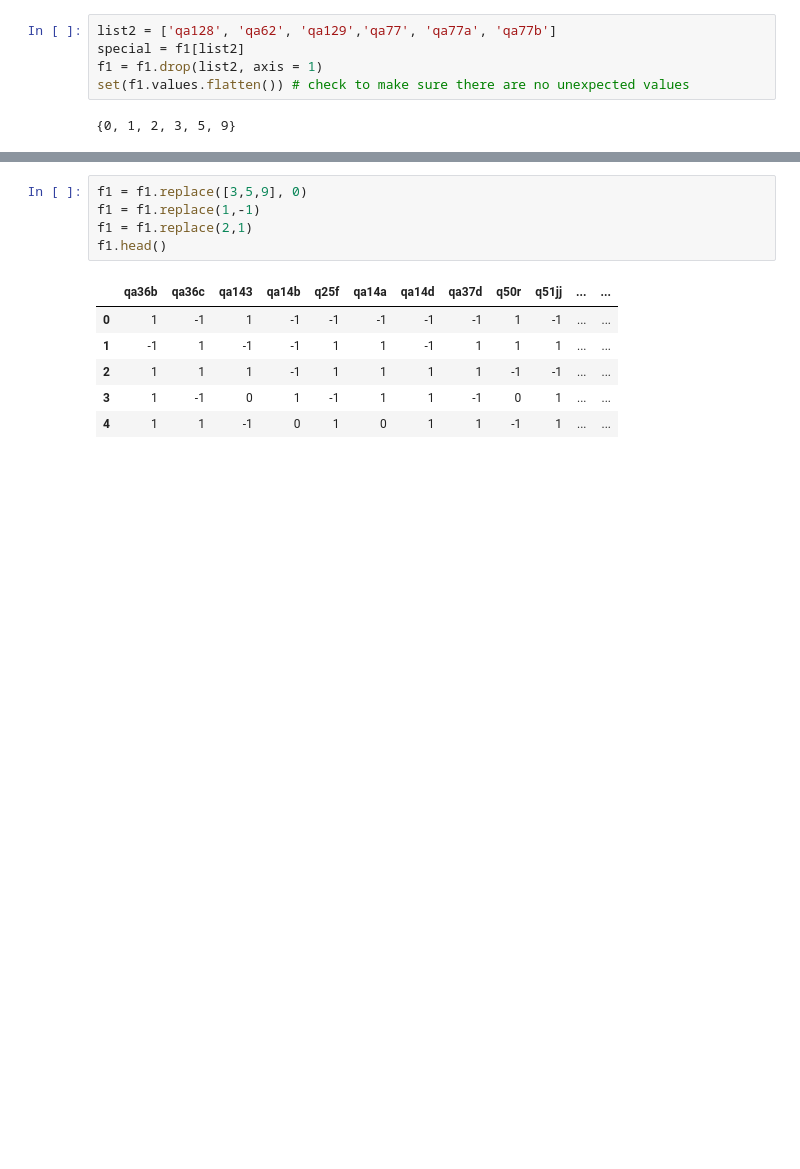
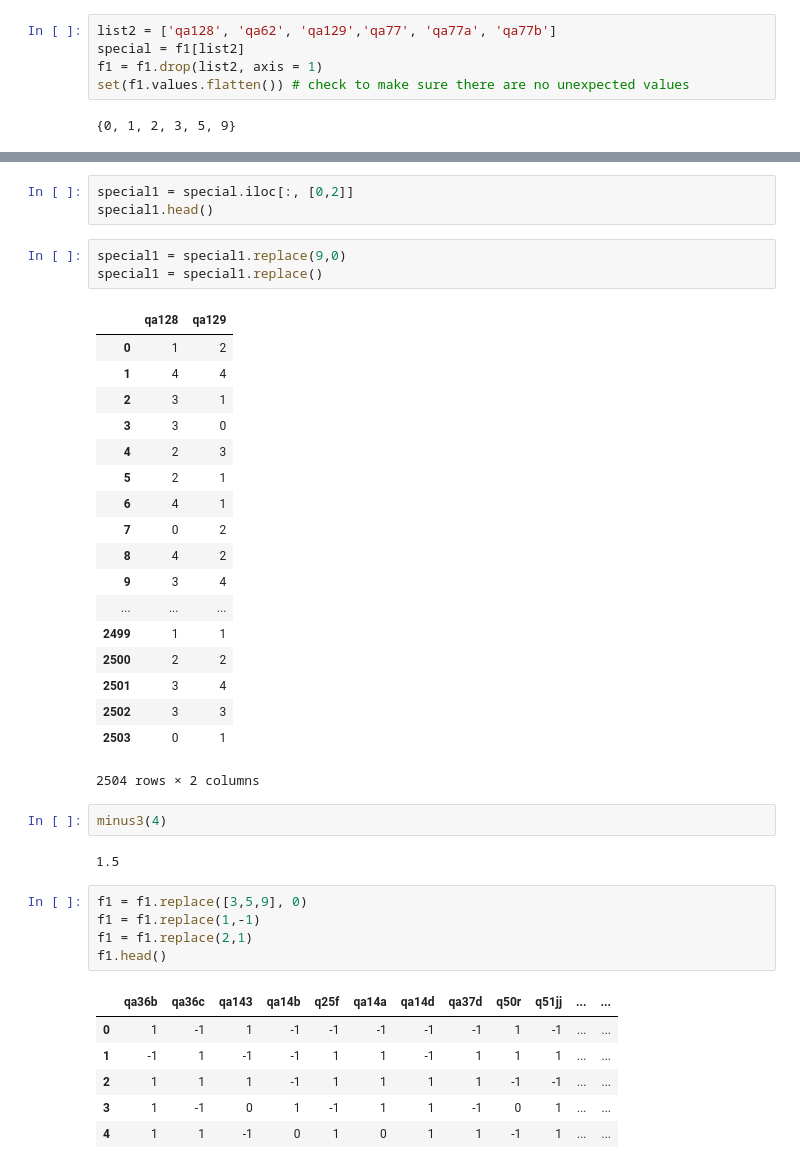
Before and after one commit to taylor-rao/unsupervised, a Jupyter notebook: unsupervised.ipynb, the cells around one changed output, grey strips where cells are left out. Cells and saved outputs as stored; diff of their text form; blank space fills up the shorter version.

```diff
--- a/unsupervised.ipynb
+++ b/unsupervised.ipynb
@@ -222,3 +220,32 @@ set(f1.values.flatten()) # check to make sure there are no unexpected values
+# %%
+special1 = special.iloc[:, [0,2]]
+special1.head()
+# %%
+special1 = special1.replace(9,0)
+special1 = special1.replace()
+# %% [output]
+|  | qa128 | qa129 |
+| 0 | 1 | 2 |
+| 1 | 4 | 4 |
+| 2 | 3 | 1 |
+| 3 | 3 | 0 |
+| 4 | 2 | 3 |
+| 5 | 2 | 1 |
+| 6 | 4 | 1 |
+| 7 | 0 | 2 |
+| 8 | 4 | 2 |
+| 9 | 3 | 4 |
+| ... | ... | ... |
+| 2499 | 1 | 1 |
+| 2500 | 2 | 2 |
+| 2501 | 3 | 4 |
+| 2502 | 3 | 3 |
+| 2503 | 0 | 1 |
+2504 rows × 2 columns
+# %%
+minus3(4)
+# %% [output]
+1.5
 # %%
 f1 = f1.replace([3,5,9], 0)
 f1 = f1.replace(1,-1)
```
Also changed, not shown: parts of 7 cells of this notebook.
